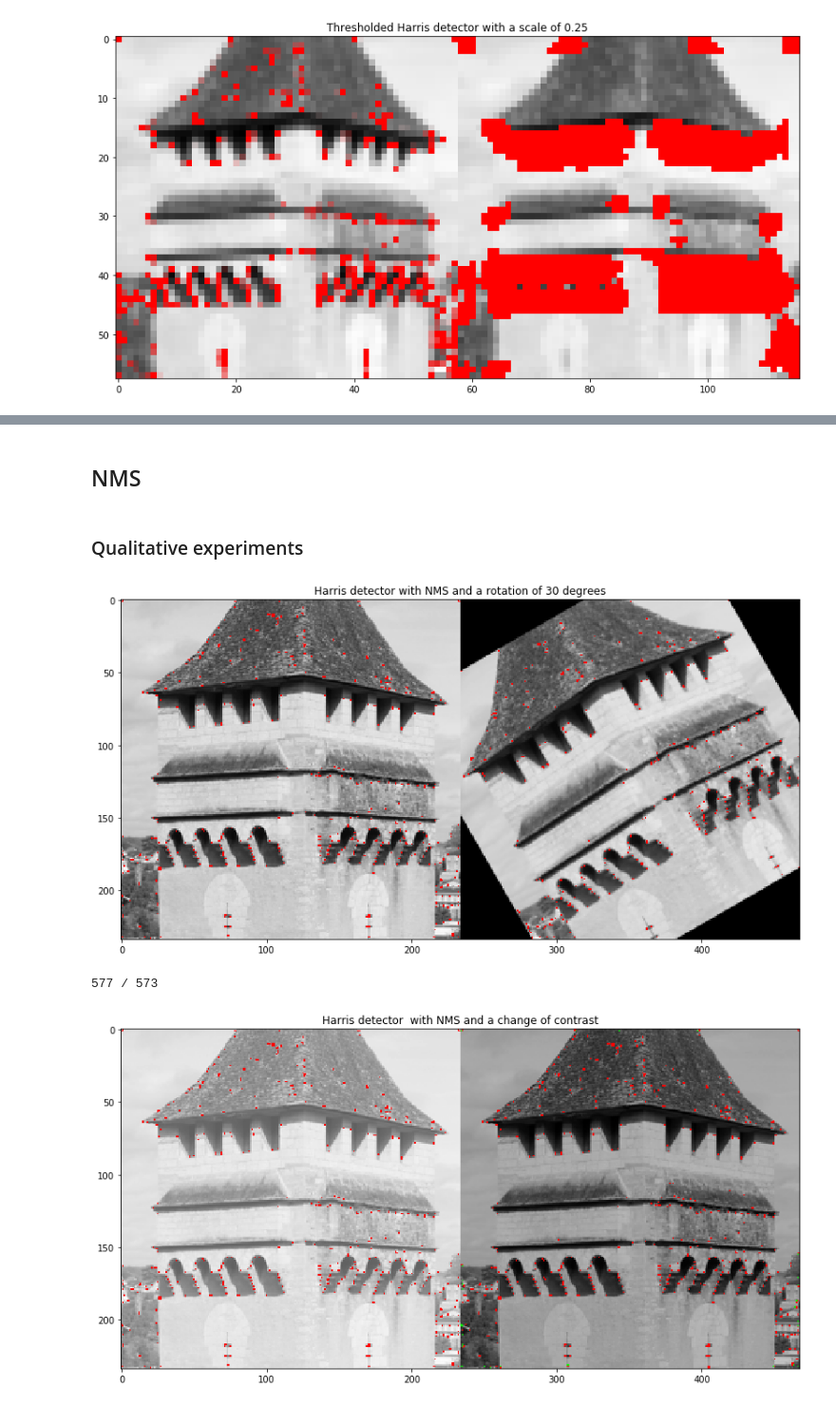
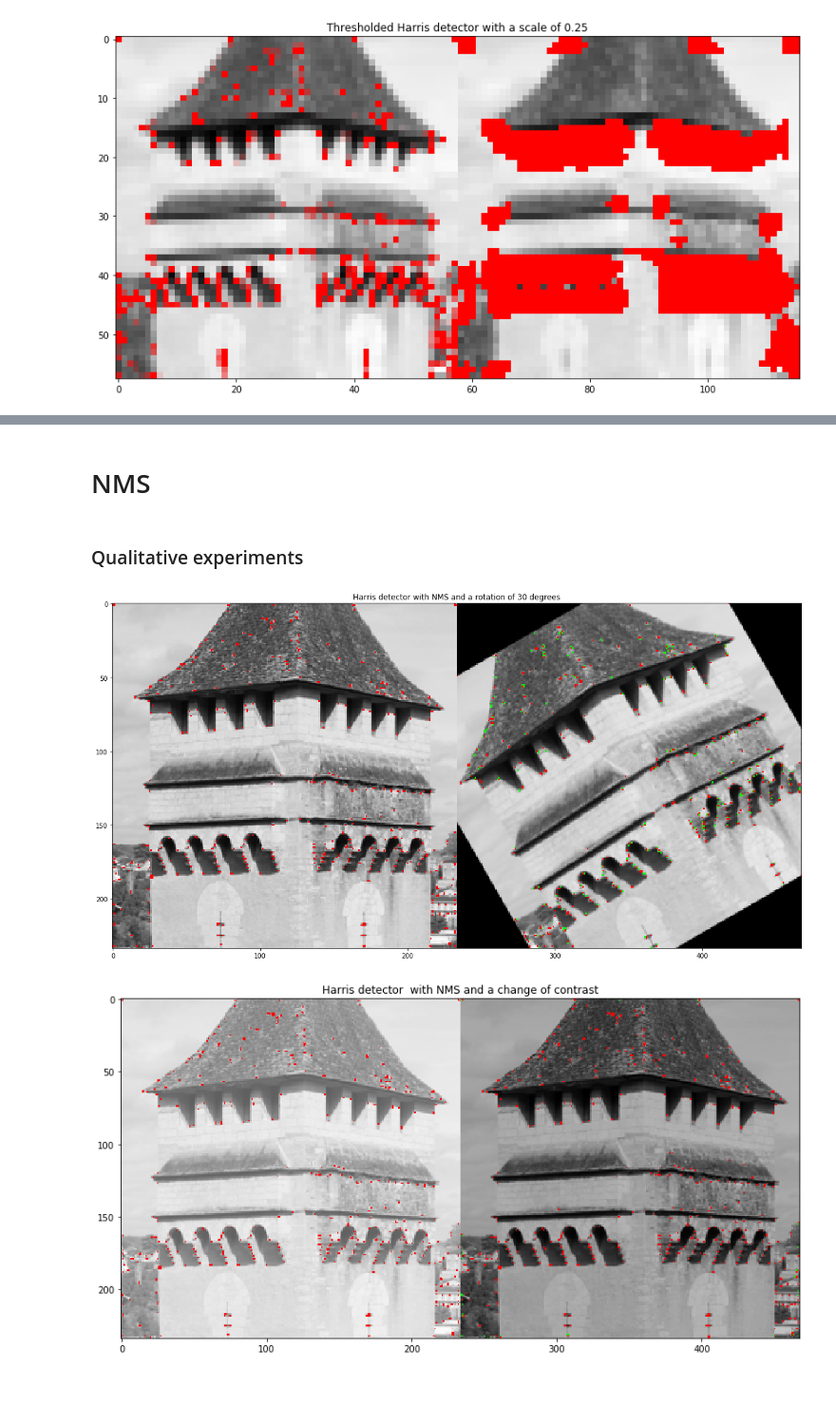
Before and after one commit to Xyouz/3dvision, a Jupyter notebook: Harris/dufraisse.ipynb, the cells around one changed output, grey strips where cells are left out. Shown at 95% size. Saved outputs shown, nothing was run; the diff lists cells and outputs as text; code cells hidden in the pictures.

```diff
--- a/Harris/dufraisse.ipynb
+++ b/Harris/dufraisse.ipynb
@@ -13,10 +14,10 @@ from scipy.spatial.distance import pdist, squareform, cdist
 # %%
-def point_map(points, color=(1,0,0)):
+def point_map(points, color=(1,0,0), alpha=1.0):
     # Return an RGBA image where the points have alpha=1 and RGB = color
     disp = np.zeros((*points.shape, 4))
     for i in range(3):
         disp[:,:,i] = color[i]
-    disp[:,:,3] = points
+    disp[:,:,3] = alpha * points
     return disp
 # %%
 img = plt.imread("val.png")
@@ -137,0 +178,28 @@ plt.show()
+# %%
+# Impact of the threshold
+ts = [1e2,1e3,1e4,1e5,1e6,1e7,1e8,1.5e8]
+results_sum = []
+results_avg = []
+results_med = []
+
+corners = corner_harris(img)
+
+for t in ts:
+    pts = threshold(corners, t, fixed=True)
+    avg, num = avrge_pt_size(pts)
+    med, _ = median_pt_size(pts)
+    results_sum.append(num)
+    results_med.append(med)
+    results_avg.append(avg)
+
+plt.title('Number of connected components')
+plt.xlabel('Threshold')
+plt.semilogx(ts, results_sum)
+plt.show()
+
+plt.title('Size of connected components')
+plt.xlabel('Threshold')
+plt.loglog(ts, results_med, label='Median')
+plt.loglog(ts, results_avg, label='Mean')
+plt.legend()
+plt.show()
@@ -188,5 +437,5 @@ def matching(correlA, correlB, r=1.5):
 # %% [markdown]
-## NMS ##
+# NMS ##
 # %%
 def nms(pts, r=1, c=0.9):
     maxmap = np.zeros_like(pts,dtype=int)
@@ -204,27 +453,24 @@ def t_nms(pts, t=0.01, r=1, c=0.9 ,fixed=False):
 # %%
 # Rotation
 angle = 30
 t = 0.01
 r = 1
 c = 0.9
 fixed = False
 
 imgb = rotate(img, angle)
 imgb_h = corner_harris(imgb)
 
-plt.figure(figsize=(15,7))
+plt.figure(figsize=(20,10))
 
 plt.imshow(np.hstack((img,imgb)),cmap='gray')
 
-plt.imshow(point_map(np.hstack((np.zeros_like(img),rotate(t_nms(val_h,t,r,c,fixed),angle))),color=(0,1,0)))
+plt.imshow(point_map(np.hstack((np.zeros_like(img),rotate(t_nms(val_h,t,r,c,fixed).astype(float),angle,order=0))),color=(0,1,0)))
 plt.imshow(point_map(np.hstack((t_nms(val_h,t,r,c,fixed),t_nms(imgb_h,t,r,c,fixed)))))
 plt.title("Harris detector with NMS and a rotation of {} degrees".format(angle))
 plt.show()
-
-print(matching(rotate(t_nms(val_h,t,r,c,fixed),angle), t_nms(imgb_h,t,r,c,fixed)), "/" , t_nms(val_h,t,r,c,fixed).sum())
 # %% [output]
-[figure, old version]
+[figure, new version]
-577 / 573
 # %%
 # Contrast change
 t = 0.01
```
Also changed, not shown: parts of 36 cells of this notebook.
